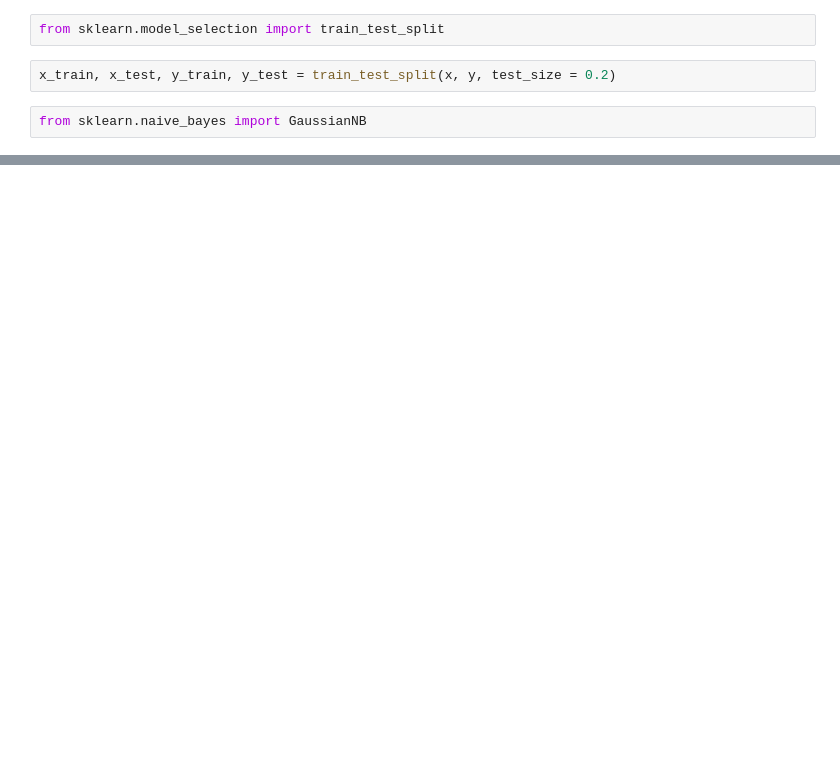
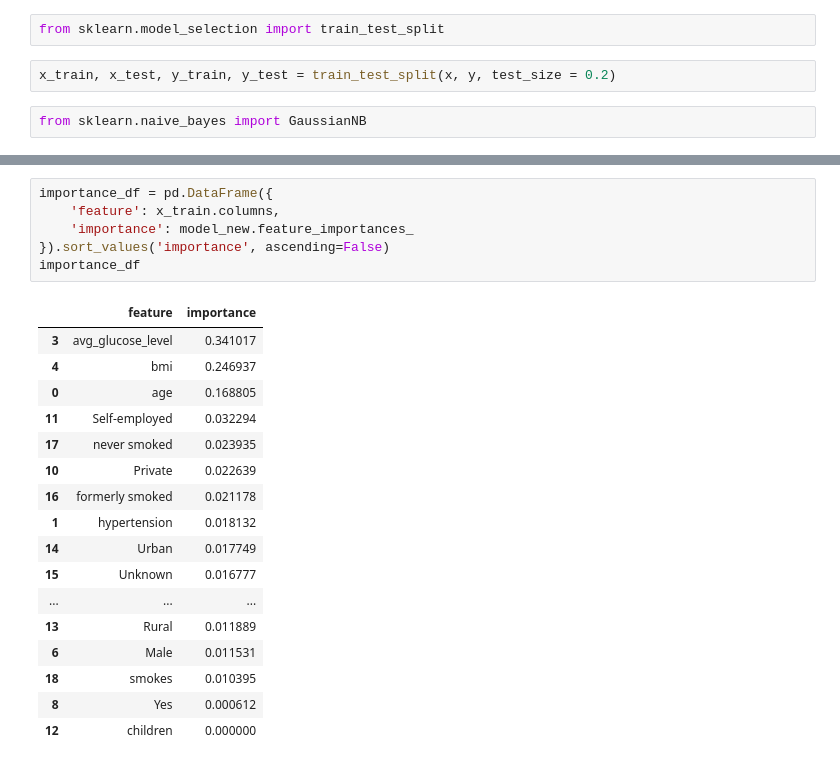
Before and after one commit to aditya-1967/BrainStroke77, a Jupyter notebook: brainstroke.ipynb, the cells around one changed output, grey strips where cells are left out. Cells and saved outputs as stored; diff of their text form; blank space fills up the shorter version.

```diff
--- a/brainstroke.ipynb
+++ b/brainstroke.ipynb
@@ -60,0 +210,24 @@ model.predict(x_test)
+# %%
+importance_df = pd.DataFrame({
+    'feature': x_train.columns,
+    'importance': model_new.feature_importances_
+}).sort_values('importance', ascending=False)
+importance_df
+# %% [output]
+|  | feature | importance |
+| 3 | avg_glucose_level | 0.341017 |
+| 4 | bmi | 0.246937 |
+| 0 | age | 0.168805 |
+| 11 | Self-employed | 0.032294 |
+| 17 | never smoked | 0.023935 |
+| 10 | Private | 0.022639 |
+| 16 | formerly smoked | 0.021178 |
+| 1 | hypertension | 0.018132 |
+| 14 | Urban | 0.017749 |
+| 15 | Unknown | 0.016777 |
+| ... | ... | ... |
+| 13 | Rural | 0.011889 |
+| 6 | Male | 0.011531 |
+| 18 | smokes | 0.010395 |
+| 8 | Yes | 0.000612 |
+| 12 | children | 0.000000 |
```
Also changed, not shown: parts of 26 cells of this notebook.
